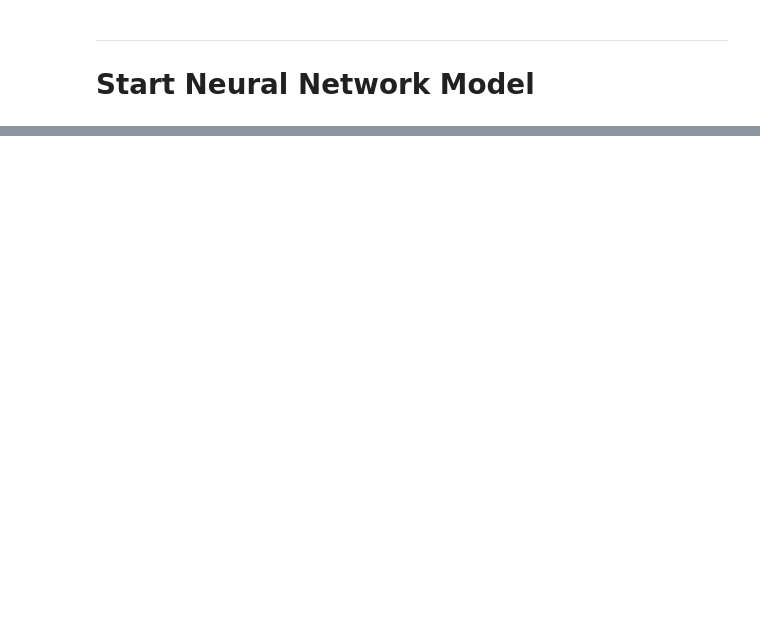
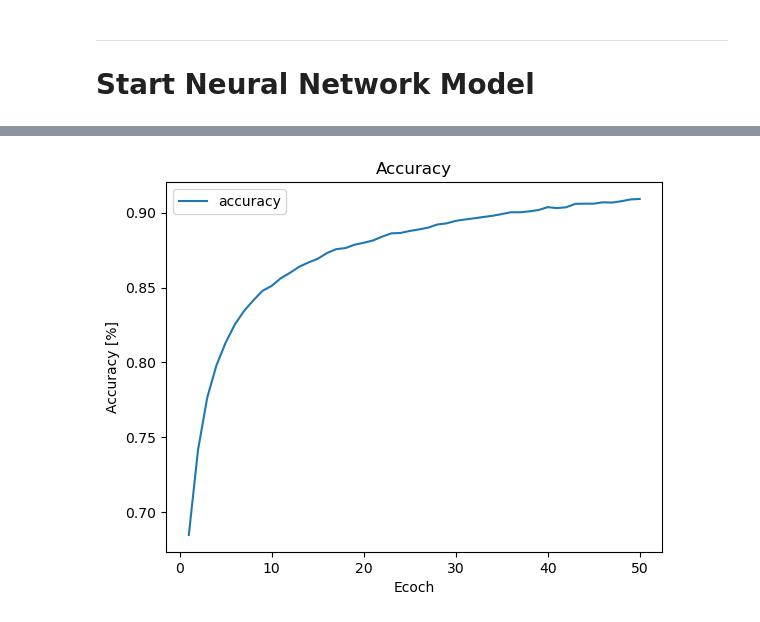
Before and after one commit to claracbucar/project--4, a Jupyter notebook: jsp_Neural_Network_01_with oversampling.ipynb, the cells around one changed output, grey strips where cells are left out. Drawn from its saved outputs; the diff is of its cells as text; code cells hidden in the pictures; blank space fills up the shorter version.

Commit message:
updated summary and NN models

```diff
--- a/jsp_Neural_Network_01_with oversampling.ipynb
+++ b/jsp_Neural_Network_01_with oversampling.ipynb
@@ -408,0 +373,16 @@ Name: y_pred, dtype: int64
+# %%
+# Split the preprocessed data into a training and testing dataset
+# Split the data into X_train, X_test, y_train, y_test
+X_train, X_test, y_train, y_test = train_test_split(X, y, test_size=0.7, stratify=y, random_state=42)
+
+# Not scaling y since it is only 0 or 1
+# Create a StandardScaler() model and fit it to the training data
+X_scaler = StandardScaler().fit(X_train)
+
+# Transform the training and testing data by using the X_scaler and y_scaler models
+X_train_scaled = X_scaler.transform(X_train)
+X_test_scaled = X_scaler.transform(X_test)
+
+# Randomly over sample the minority class
+ros = RandomOverSampler(random_state=42)
+X_train_ros, y_train_ros= ros.fit_resample(X_train_scaled, y_train)
@@ -408,0 +429,72 @@ Name: y_pred, dtype: int64
+# %%
+# --------------------------------
+# Create a DataFrame containing training history
+history_df = pd.DataFrame(fit_model.history)
+
+# Increase the index by 1 to match the number of epochs
+history_df.index += 1
+
+# Plot the accuracy and loss
+history_df.plot(y="accuracy", xlabel='Ecoch', ylabel='Accuracy [%]', title='Accuracy')
+history_df.plot(y="loss", xlabel='Ecoch', ylabel='Loss', title='Loss')
+
+# Calculate TEST data Loss and Accuracy
+model_loss, model_accuracy = nn.evaluate(X_for_test,y_for_test,verbose=2)
+print(f"Loss: {model_loss}, Accuracy: {model_accuracy}")
+
+# ------------------------------------
+# Export our model to HDF5 file
+
+now = datetime.now()
+acc = str(int(model_accuracy*10000))
+filename = now.strftime("%Y-%m-%d-%H%M%S-")+acc+"-weights.hdf5"
+nn.save_weights(filename)
+
+# Save the entire model to a HDF5 file.
+# The '.h5' extension indicates that the model should be saved to HDF5.
+filename = now.strftime("%Y-%m-%d-%H%M%S-")+acc+"-model.h5"
+nn.save(filename)
+
+# -----------------------------------
+# Set the threshold for what is classified as a 0 or 1
+Threshold = 0.25
+y_pred = nn.predict(X_for_test)
+y_pred_df = pd.DataFrame(y_pred, columns=['y_pred'])
+y_pred_df.loc[y_pred_df['y_pred']>=Threshold ]= int(1)
+y_pred_df.loc[y_pred_df['y_pred']<Threshold ]= int(0)
+#y_pred['y_pred'].value_counts()
+
+# ------------------------------------
+y_pred = y_pred_df.astype({"y_pred":'int'})
+
+# ------------------------------------
+# Check the number of occurrences per target value in the testing data
+unique_elements_test, counts_elements_test = np.unique(y_pred, return_counts=True)
+print("Frequency of unique values of the `y_test` array:")
+print(np.asarray((unique_elements_test, counts_elements_test)))
+
+# -------------------------------------
+# continue the evaluation of the model
+y_true = y_test
+
+# Predict  - using the model calculate results for the text data
+# y_pred = nn.predict(X_test_scaled)
+y_pred = y_pred_df
+
+# create and evaluate the confusion matrix
+cm = confusion_matrix(y_true, y_pred)
+tn, fp, fn, tp = cm.ravel()
+print(f"True positives (TP): {tp}")
+print(f"True negatives (TN): {tn}")
+print(f"False positives (FP): {fp}")
+print(f"False negatives (FN): {fn}")
+precision = tp / (tp + fp)
+print(f'precision =  {precision}')
+accuracy = (tp + tn)/(tp+tn+fp+fn)
+print(f'accuracy =  {accuracy}')
+sensitivity = tp / (tp + fn)
+print(f'sensitivity =  {sensitivity}')
+F1_j = 2*tp/(2*tp+fn+fp)
+print(f'F1 = {F1_j}')
+print(classification_report(y_true, y_pred))
+# %% [output]
@@ -408,0 +518 @@ Name: y_pred, dtype: int64
+[figure, added]
```
Also changed, not shown: parts of 25 cells of this notebook, 18 other files.
